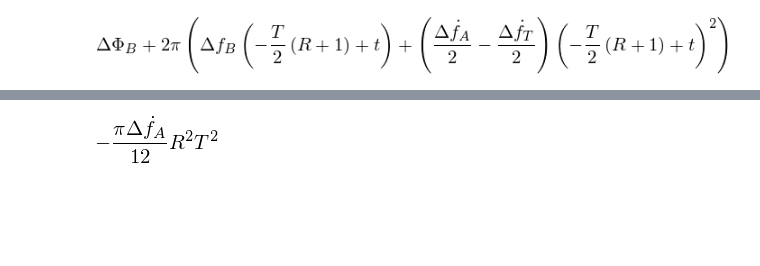
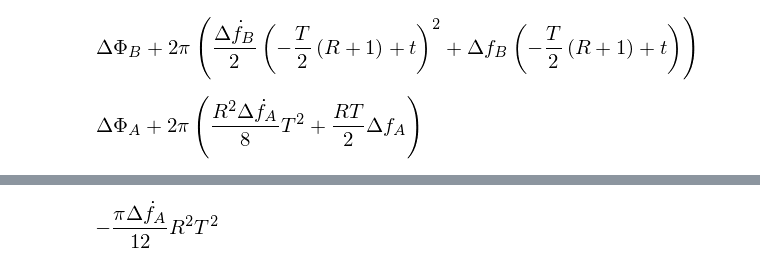
Before and after one commit to GregoryAshton/neutron_star_modelling, a Jupyter notebook: LyneSwitchingAnalytic/LeastSquaresDerivation.ipynb, the cells around one changed output, grey strips where cells are left out. Drawn from its saved outputs; the diff is of its cells as text; code cells hidden in the pictures; blank space fills up the shorter version.

```diff
--- a/LyneSwitchingAnalytic/LeastSquaresDerivation.ipynb
+++ b/LyneSwitchingAnalytic/LeastSquaresDerivation.ipynb
@@ -4,21 +6,25 @@ init_printing()
 # %%
 dPA, dPB = symbols('\Delta\Phi_{A} \Delta\Phi_{B}')
 dFA, dFB = symbols('\Delta{f}_{A} \Delta{f}_{B}')
 dSA, dSB = symbols('\Delta\dot{f}_{A} \Delta\dot{f}_{B}')
 dST = symbols('\Delta\dot{f}_{T}')
 
-dSB = dSA - dST
+#dSB = dSA - dST
 
 T, R = symbols('T R')
 t = symbols('t')
 
 tRA = T*R/2
 tRB = T*(R+1)/2
 
 DeltaPhiA = dPA + 2*pi*(dFA * (t - tRA) + dSA/2 * (t-tRA)**2)
 DeltaPhiB = dPB + 2*pi*(dFB * (t - tRB) + dSB/2 * (t-tRB)**2)
 DeltaPhiB
 # %% [output]
-[figure, old version]
+[figure, new version]
+# %%
+DeltaPhiA.subs(t, R*T)
+# %% [output]
+[figure, added]
 # %%
 S = integrate(DeltaPhiA**2, (t, 0, R*T)) + integrate(DeltaPhiB**2, (t, R*T, T))
```
Also changed, not shown: parts of 16 cells of this notebook, 8 other files.
